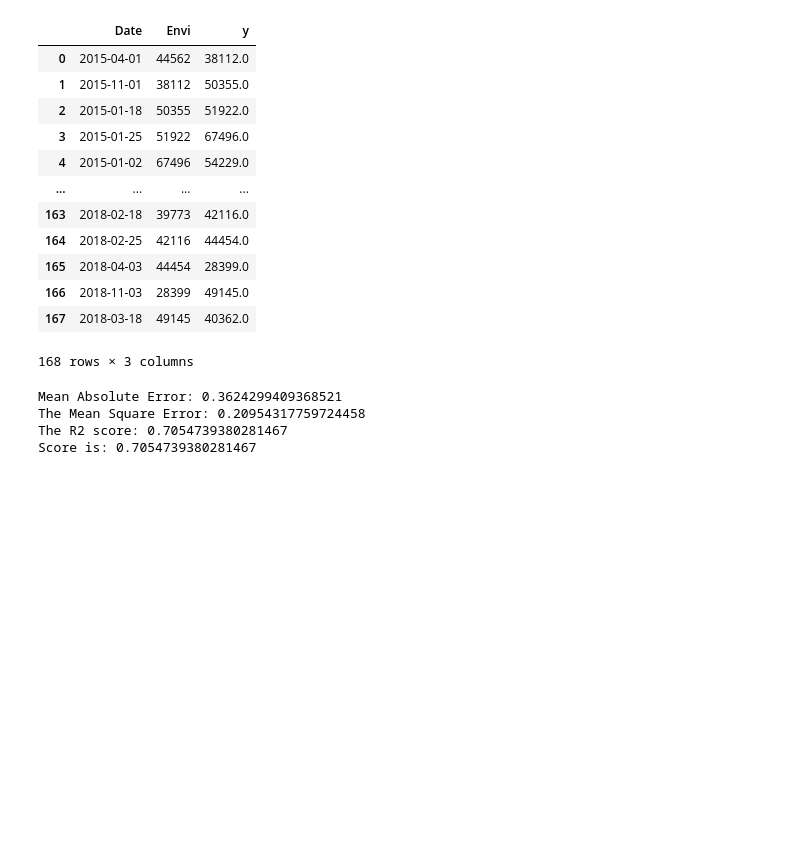
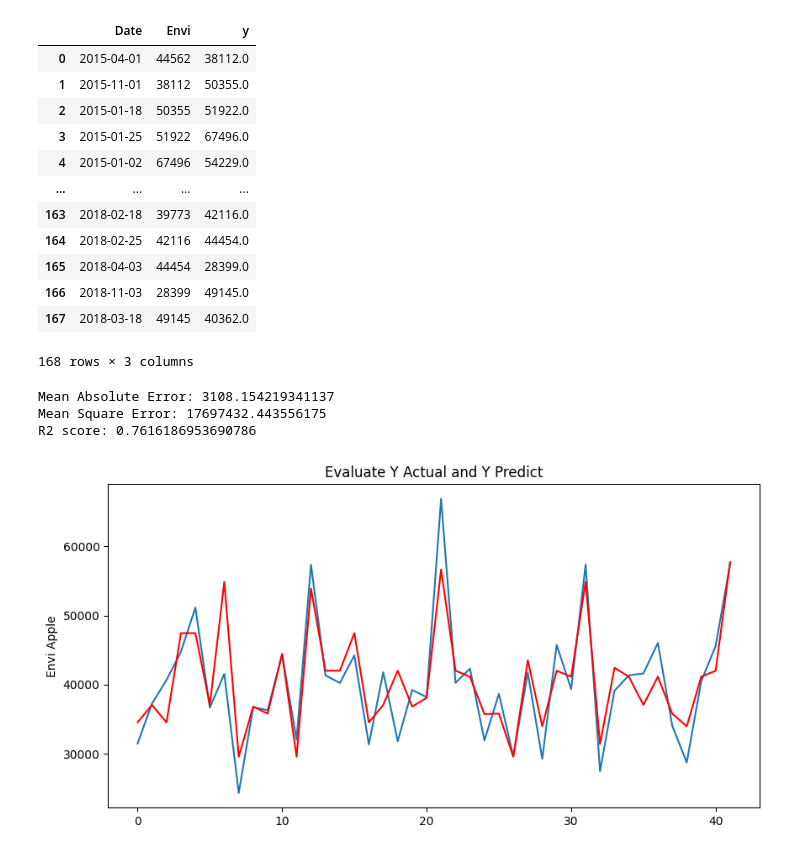
Before and after one commit to OatKID/RegressionMiniProject, a Jupyter notebook: algorithm/1_predict_1/gradientBoosting_regression.ipynb, the cells around one changed output. Saved outputs shown, nothing was run; the diff lists cells and outputs as text; code cells hidden in the pictures; blank space fills up the shorter version.

Commit message:
Update 1 Predict 1 Gradient Boosting Regression

```diff
--- a/algorithm/1_predict_1/gradientBoosting_regression.ipynb
+++ b/algorithm/1_predict_1/gradientBoosting_regression.ipynb
@@ -9,7 +9,7 @@ import matplotlib.pyplot as plt
 import seaborn as sb
 from sklearn.preprocessing import StandardScaler
 # %%
-df_envi_inter = pd.read_csv("../../DataSet/Envi/envi_inter.csv")
+df_envi_inter = pd.read_csv("../DataSet/Envi/envi_inter.csv")
 
 df_envi_inter
 # %% [output]
@@ -63,20 +88,22 @@ x_train, x_test, y_train, y_test = train_test_split(x, y, random_state=2110)
 # %%
-ml = RegressorChain(GradientBoostingRegressor(learning_rate=0.075, loss='huber',alpha=0.96))
+# ml = RegressorChain(GradientBoostingRegressor(learning_rate=0.075, loss='huber',alpha=0.96))
+ml = RegressorChain(GradientBoostingRegressor(learning_rate=0.049, max_depth=3, max_leaf_nodes=4))
 ml.fit(x_train, y_train)
 
 y_pred = ml.predict(x_test)
 
 print(f"Mean Absolute Error: {mean_absolute_error(y_test, y_pred)}")
-print(f"The Mean Square Error: {mean_squared_error(y_test, y_pred)}")
-print(f"The R2 score: {r2_score(y_test, y_pred)}")
-print(f"Score is: {ml.score(x_test, y_test)}")
+print(f"Mean Square Error: {mean_squared_error(y_test, y_pred)}")
+print(f"R2 score: {r2_score(y_test, y_pred)}")
 
-# plt.figure(figsize=(12,6))
-# plt.scatter(x_train, y_train)
-# plt.plot(x_test,ml.predict(x_test), color='red')
-# plt.show()
+plt.figure(figsize=(10,5))
+plt.plot(y_test)
+plt.plot(y_pred, color='red')
+plt.ylabel("Envi Apple")
+plt.title("Evaluate Y Actual and Y Predict")
+plt.show()
 # %% [output]
-Mean Absolute Error: 0.3624299409368521
-The Mean Square Error: 0.20954317759724458
-The R2 score: 0.7054739380281467
-Score is: 0.7054739380281467
+Mean Absolute Error: 3108.154219341137
+Mean Square Error: 17697432.443556175
+R2 score: 0.7616186953690786
+[figure, added]
```
Also changed, not shown: parts of 1 cell of this notebook.
